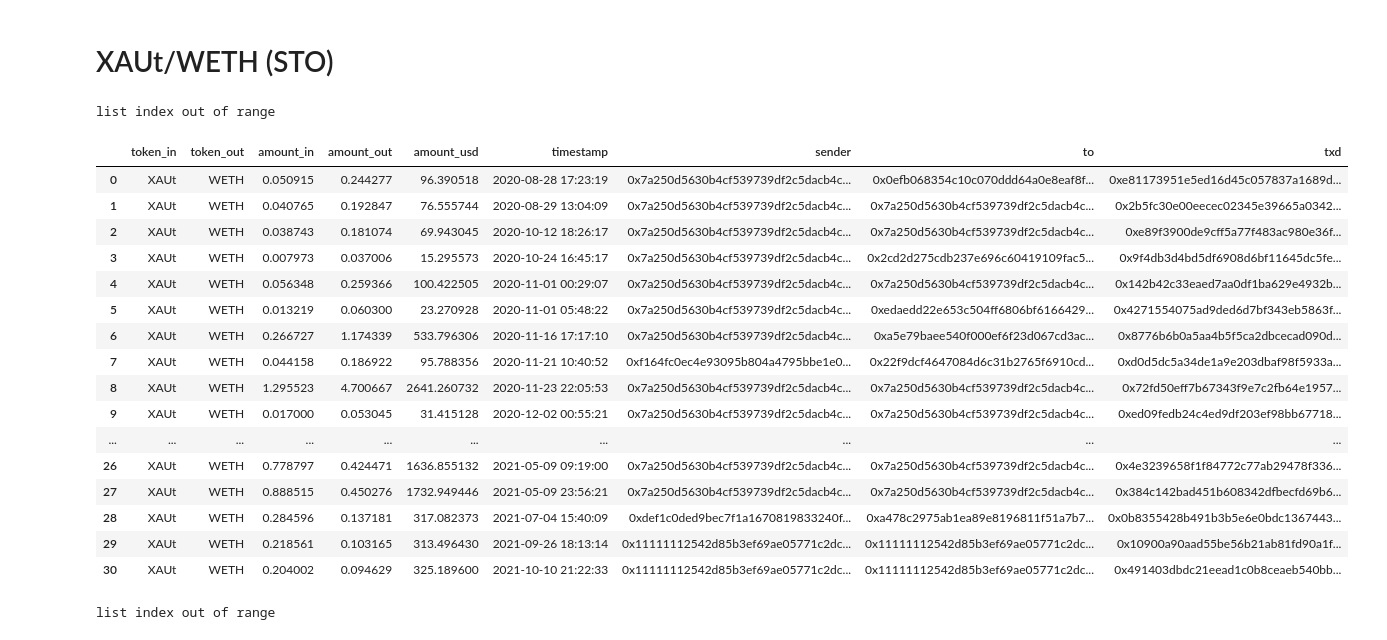
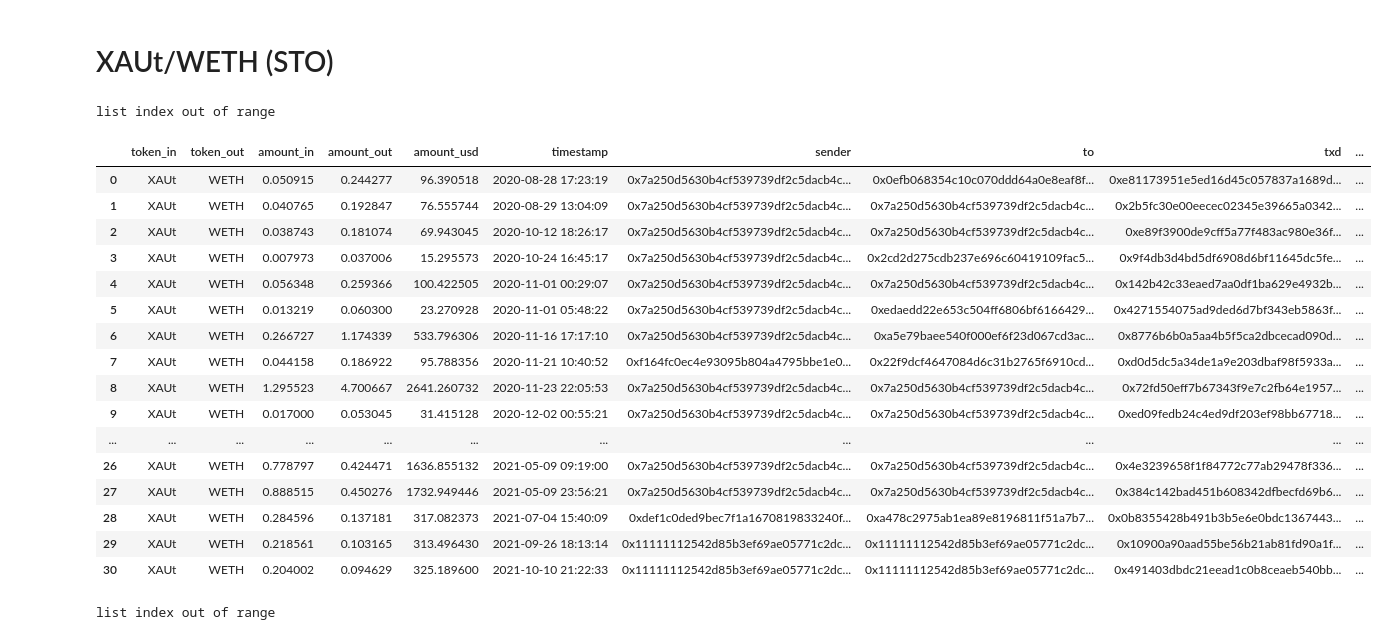
Before and after one commit to IX-Swap/data-science, a Jupyter notebook: real_v2_pools_stories/pools_flash_filtered_collector.ipynb, the cells around one changed output. Drawn from its saved outputs; the diff is of its cells as text; code cells hidden in the pictures.

Commit message:
uniswap pools simulations, gas extraction algorithms

```diff
--- a/real_v2_pools_stories/pools_flash_filtered_collector.ipynb
+++ b/real_v2_pools_stories/pools_flash_filtered_collector.ipynb
@@ -1419,29 +1574,29 @@ shib_weth_burns_df = pd.read_pickle(os.getcwd() + "\\pkl_stories\\shib_weth_burn
 # %% [markdown]
 # XAUt/WETH (STO)
 # %%
-xaut_weth_history = get_pool_v2_history(contract_id='0x57fc8adbf7b583b929c51df0da16008651c1de78', range_limit=2)
+xaut_weth_history = get_pool_v2_with_gas_history(contract_id='0x57fc8adbf7b583b929c51df0da16008651c1de78', range_limit=2)
 all_xaut_weth_history, other_xaut_weth_history = filter_swaps(xaut_weth_history)
-xaut_weth_df = pool_history_to_df(all_xaut_weth_history)
+xaut_weth_df = pool_history_v2_with_gas_to_df(all_xaut_weth_history)
 xaut_weth_df
 # %% [output]
 list index out of range
-|  | token_in | token_out | amount_in | amount_out | amount_usd | timestamp | sender | to | txd |
-| 0 | XAUt | WETH | 0.050915 | 0.244277 | 96.390518 | 2020-08-28 17:23:19 | 0x7a250d5630b4cf539739df2c5dacb4c... | 0x0efb068354c10c070ddd64a0e8eaf8f... | 0xe81173951e5ed16d45c057837a1689d... |
-| 1 | XAUt | WETH | 0.040765 | 0.192847 | 76.555744 | 2020-08-29 13:04:09 | 0x7a250d5630b4cf539739df2c5dacb4c... | 0x7a250d5630b4cf539739df2c5dacb4c... | 0x2b5fc30e00eecec02345e39665a0342... |
-| 2 | XAUt | WETH | 0.038743 | 0.181074 | 69.943045 | 2020-10-12 18:26:17 | 0x7a250d5630b4cf539739df2c5dacb4c... | 0x7a250d5630b4cf539739df2c5dacb4c... | 0xe89f3900de9cff5a77f483ac980e36f... |
-| 3 | XAUt | WETH | 0.007973 | 0.037006 | 15.295573 | 2020-10-24 16:45:17 | 0x7a250d5630b4cf539739df2c5dacb4c... | 0x2cd2d275cdb237e696c60419109fac5... | 0x9f4db3d4bd5df6908d6bf11645dc5fe... |
-| 4 | XAUt | WETH | 0.056348 | 0.259366 | 100.422505 | 2020-11-01 00:29:07 | 0x7a250d5630b4cf539739df2c5dacb4c... | 0x7a250d5630b4cf539739df2c5dacb4c... | 0x142b42c33eaed7aa0df1ba629e4932b... |
-| 5 | XAUt | WETH | 0.013219 | 0.060300 | 23.270928 | 2020-11-01 05:48:22 | 0x7a250d5630b4cf539739df2c5dacb4c... | 0xedaedd22e653c504ff6806bf6166429... | 0x4271554075ad9ded6d7bf343eb5863f... |
-| 6 | XAUt | WETH | 0.266727 | 1.174339 | 533.796306 | 2020-11-16 17:17:10 | 0x7a250d5630b4cf539739df2c5dacb4c... | 0xa5e79baee540f000ef6f23d067cd3ac... | 0x8776b6b0a5aa4b5f5ca2dbcecad090d... |
-| 7 | XAUt | WETH | 0.044158 | 0.186922 | 95.788356 | 2020-11-21 10:40:52 | 0xf164fc0ec4e93095b804a4795bbe1e0... | 0x22f9dcf4647084d6c31b2765f6910cd... | 0xd0d5dc5a34de1a9e203dbaf98f5933a... |
-| 8 | XAUt | WETH | 1.295523 | 4.700667 | 2641.260732 | 2020-11-23 22:05:53 | 0x7a250d5630b4cf539739df2c5dacb4c... | 0x7a250d5630b4cf539739df2c5dacb4c... | 0x72fd50eff7b67343f9e7c2fb64e1957... |
-| 9 | XAUt | WETH | 0.017000 | 0.053045 | 31.415128 | 2020-12-02 00:55:21 | 0x7a250d5630b4cf539739df2c5dacb4c... | 0x7a250d5630b4cf539739df2c5dacb4c... | 0xed09fedb24c4ed9df203ef98bb67718... |
-| ... | ... | ... | ... | ... | ... | ... | ... | ... | ... |
-| 26 | XAUt | WETH | 0.778797 | 0.424471 | 1636.855132 | 2021-05-09 09:19:00 | 0x7a250d5630b4cf539739df2c5dacb4c... | 0x7a250d5630b4cf539739df2c5dacb4c... | 0x4e3239658f1f84772c77ab29478f336... |
-| 27 | XAUt | WETH | 0.888515 | 0.450276 | 1732.949446 | 2021-05-09 23:56:21 | 0x7a250d5630b4cf539739df2c5dacb4c... | 0x7a250d5630b4cf539739df2c5dacb4c... | 0x384c142bad451b608342dfbecfd69b6... |
-| 28 | XAUt | WETH | 0.284596 | 0.137181 | 317.082373 | 2021-07-04 15:40:09 | 0xdef1c0ded9bec7f1a1670819833240f... | 0xa478c2975ab1ea89e8196811f51a7b7... | 0x0b8355428b491b3b5e6e0bdc1367443... |
-| 29 | XAUt | WETH | 0.218561 | 0.103165 | 313.496430 | 2021-09-26 18:13:14 | 0x11111112542d85b3ef69ae05771c2dc... | 0x11111112542d85b3ef69ae05771c2dc... | 0x10900a90aad55be56b21ab81fd90a1f... |
-| 30 | XAUt | WETH | 0.204002 | 0.094629 | 325.189600 | 2021-10-10 21:22:33 | 0x11111112542d85b3ef69ae05771c2dc... | 0x11111112542d85b3ef69ae05771c2dc... | 0x491403dbdc21eead1c0b8ceaeb540bb... |
+|  | token_in | token_out | amount_in | amount_out | amount_usd | timestamp | sender | to | txd | ... |
+| 0 | XAUt | WETH | 0.050915 | 0.244277 | 96.390518 | 2020-08-28 17:23:19 | 0x7a250d5630b4cf539739df2c5dacb4c... | 0x0efb068354c10c070ddd64a0e8eaf8f... | 0xe81173951e5ed16d45c057837a1689d... | ... |
+| 1 | XAUt | WETH | 0.040765 | 0.192847 | 76.555744 | 2020-08-29 13:04:09 | 0x7a250d5630b4cf539739df2c5dacb4c... | 0x7a250d5630b4cf539739df2c5dacb4c... | 0x2b5fc30e00eecec02345e39665a0342... | ... |
+| 2 | XAUt | WETH | 0.038743 | 0.181074 | 69.943045 | 2020-10-12 18:26:17 | 0x7a250d5630b4cf539739df2c5dacb4c... | 0x7a250d5630b4cf539739df2c5dacb4c... | 0xe89f3900de9cff5a77f483ac980e36f... | ... |
+| 3 | XAUt | WETH | 0.007973 | 0.037006 | 15.295573 | 2020-10-24 16:45:17 | 0x7a250d5630b4cf539739df2c5dacb4c... | 0x2cd2d275cdb237e696c60419109fac5... | 0x9f4db3d4bd5df6908d6bf11645dc5fe... | ... |
+| 4 | XAUt | WETH | 0.056348 | 0.259366 | 100.422505 | 2020-11-01 00:29:07 | 0x7a250d5630b4cf539739df2c5dacb4c... | 0x7a250d5630b4cf539739df2c5dacb4c... | 0x142b42c33eaed7aa0df1ba629e4932b... | ... |
+| 5 | XAUt | WETH | 0.013219 | 0.060300 | 23.270928 | 2020-11-01 05:48:22 | 0x7a250d5630b4cf539739df2c5dacb4c... | 0xedaedd22e653c504ff6806bf6166429... | 0x4271554075ad9ded6d7bf343eb5863f... | ... |
+| 6 | XAUt | WETH | 0.266727 | 1.174339 | 533.796306 | 2020-11-16 17:17:10 | 0x7a250d5630b4cf539739df2c5dacb4c... | 0xa5e79baee540f000ef6f23d067cd3ac... | 0x8776b6b0a5aa4b5f5ca2dbcecad090d... | ... |
+| 7 | XAUt | WETH | 0.044158 | 0.186922 | 95.788356 | 2020-11-21 10:40:52 | 0xf164fc0ec4e93095b804a4795bbe1e0... | 0x22f9dcf4647084d6c31b2765f6910cd... | 0xd0d5dc5a34de1a9e203dbaf98f5933a... | ... |
+| 8 | XAUt | WETH | 1.295523 | 4.700667 | 2641.260732 | 2020-11-23 22:05:53 | 0x7a250d5630b4cf539739df2c5dacb4c... | 0x7a250d5630b4cf539739df2c5dacb4c... | 0x72fd50eff7b67343f9e7c2fb64e1957... | ... |
+| 9 | XAUt | WETH | 0.017000 | 0.053045 | 31.415128 | 2020-12-02 00:55:21 | 0x7a250d5630b4cf539739df2c5dacb4c... | 0x7a250d5630b4cf539739df2c5dacb4c... | 0xed09fedb24c4ed9df203ef98bb67718... | ... |
+| ... | ... | ... | ... | ... | ... | ... | ... | ... | ... | ... |
+| 26 | XAUt | WETH | 0.778797 | 0.424471 | 1636.855132 | 2021-05-09 09:19:00 | 0x7a250d5630b4cf539739df2c5dacb4c... | 0x7a250d5630b4cf539739df2c5dacb4c... | 0x4e3239658f1f84772c77ab29478f336... | ... |
+| 27 | XAUt | WETH | 0.888515 | 0.450276 | 1732.949446 | 2021-05-09 23:56:21 | 0x7a250d5630b4cf539739df2c5dacb4c... | 0x7a250d5630b4cf539739df2c5dacb4c... | 0x384c142bad451b608342dfbecfd69b6... | ... |
+| 28 | XAUt | WETH | 0.284596 | 0.137181 | 317.082373 | 2021-07-04 15:40:09 | 0xdef1c0ded9bec7f1a1670819833240f... | 0xa478c2975ab1ea89e8196811f51a7b7... | 0x0b8355428b491b3b5e6e0bdc1367443... | ... |
+| 29 | XAUt | WETH | 0.218561 | 0.103165 | 313.496430 | 2021-09-26 18:13:14 | 0x11111112542d85b3ef69ae05771c2dc... | 0x11111112542d85b3ef69ae05771c2dc... | 0x10900a90aad55be56b21ab81fd90a1f... | ... |
+| 30 | XAUt | WETH | 0.204002 | 0.094629 | 325.189600 | 2021-10-10 21:22:33 | 0x11111112542d85b3ef69ae05771c2dc... | 0x11111112542d85b3ef69ae05771c2dc... | 0x491403dbdc21eead1c0b8ceaeb540bb... | ... |
 # %%
 xaut_weth_reserves_history = get_pool_v2_reserves_history(contract_id='0x57fc8adbf7b583b929c51df0da16008651c1de78')
 xaut_weth_reserves_df = pool_reserves_to_df(xaut_weth_reserves_history)
```
Also changed, not shown: parts of 88 cells of this notebook, 6 other files.
